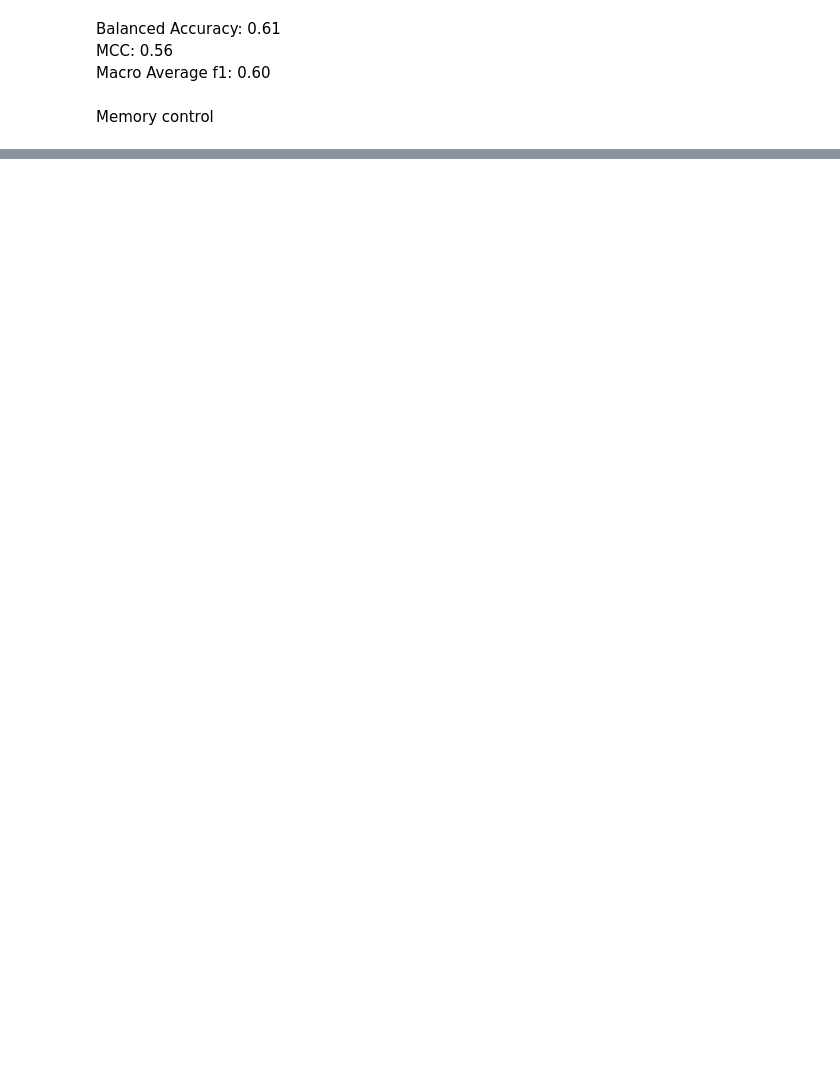
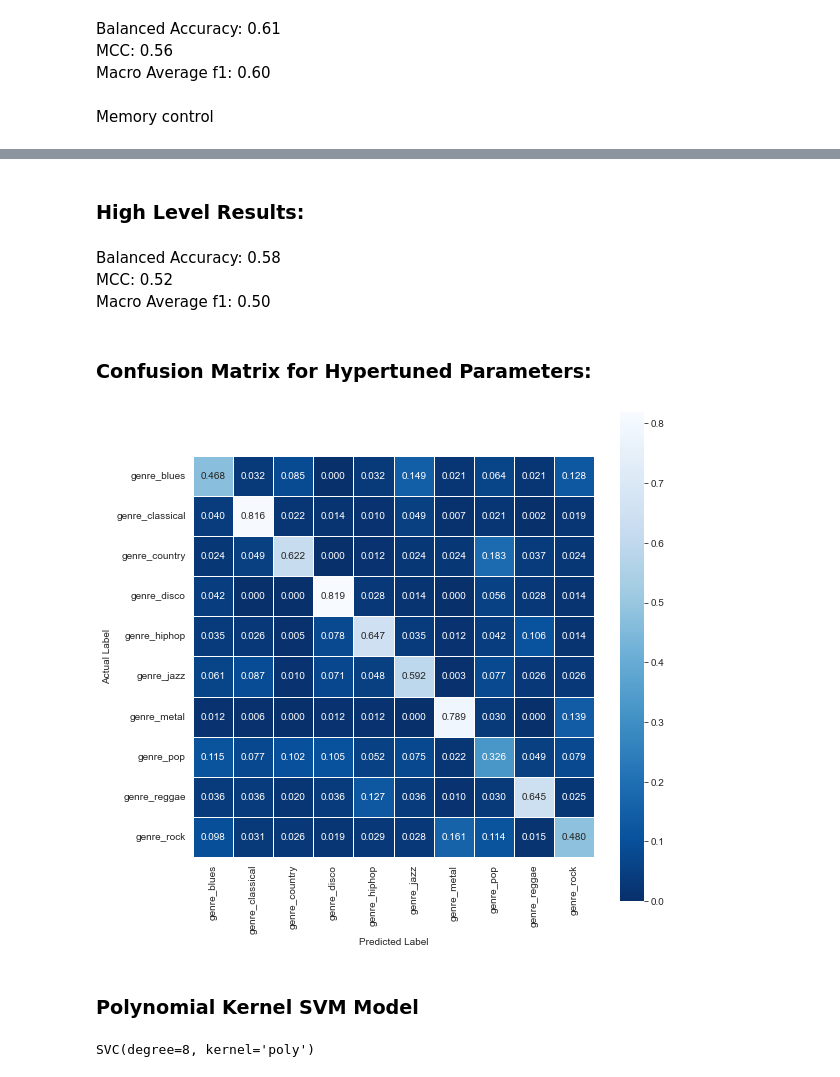
Before and after one commit to RERobbins/mids_w207_music_genre, a Jupyter notebook: presentation/project_summary.ipynb, the cells around one changed output, grey strips where cells are left out. Drawn from its saved outputs; the diff is of its cells as text; code cells hidden in the pictures; blank space fills up the shorter version.

```diff
--- a/presentation/project_summary.ipynb
+++ b/presentation/project_summary.ipynb
@@ -1157,0 +1070,6 @@ gc.collect()
+# %%
+param_grid = {'C' : [0.1,1,10,10,1000], 'gamma' : [1,0.1,0.01,0.001,0.0001], 'kernel' : ['rbf']}
+# %%
+grid = GridSearchCV(SVC(),param_grid,refit=True,verbose=3)
+# %%
+grid.fit(X_train,y_train)
@@ -1157,0 +1107,3 @@ gc.collect()
+# %%
+#Making predictions with the hypertuned parameters
+grid_predictions = grid.predict(X_test)
@@ -1157,0 +1138,29 @@ gc.collect()
+# %% [markdown]
+### High Level Results:
+# %% [markdown]
+Balanced Accuracy: 0.58 \
+MCC: 0.52 \
+Macro Average f1: 0.50
+# %% [markdown]
+### Confusion Matrix for Hypertuned Parameters:
+# %%
+make_confusion_matrix(
+    y_true=y_test,
+    y_pred=grid_predictions,
+    model=grid,
+    x=X_test,
+    normalize="true",
+    autoweight_sample=True,
+    label_encoder=le,
+    figsize=(9, 9),
+)
+pass
+# %% [output]
+[figure, added]
+# %% [markdown]
+### Polynomial Kernel SVM Model
+# %%
+svclassifier = SVC(kernel='poly', degree=8)
+svclassifier.fit(X_train, y_train)
+# %% [output]
+SVC(degree=8, kernel='poly')
```
Also changed, not shown: parts of 71 cells of this notebook.
